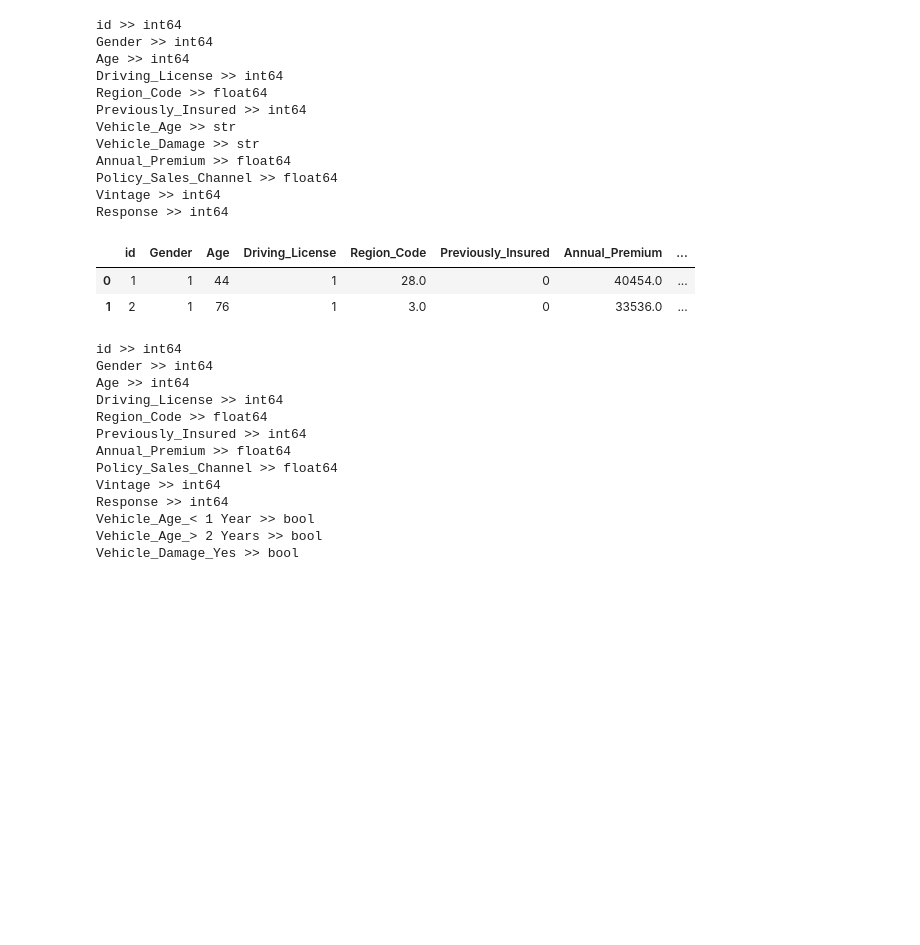
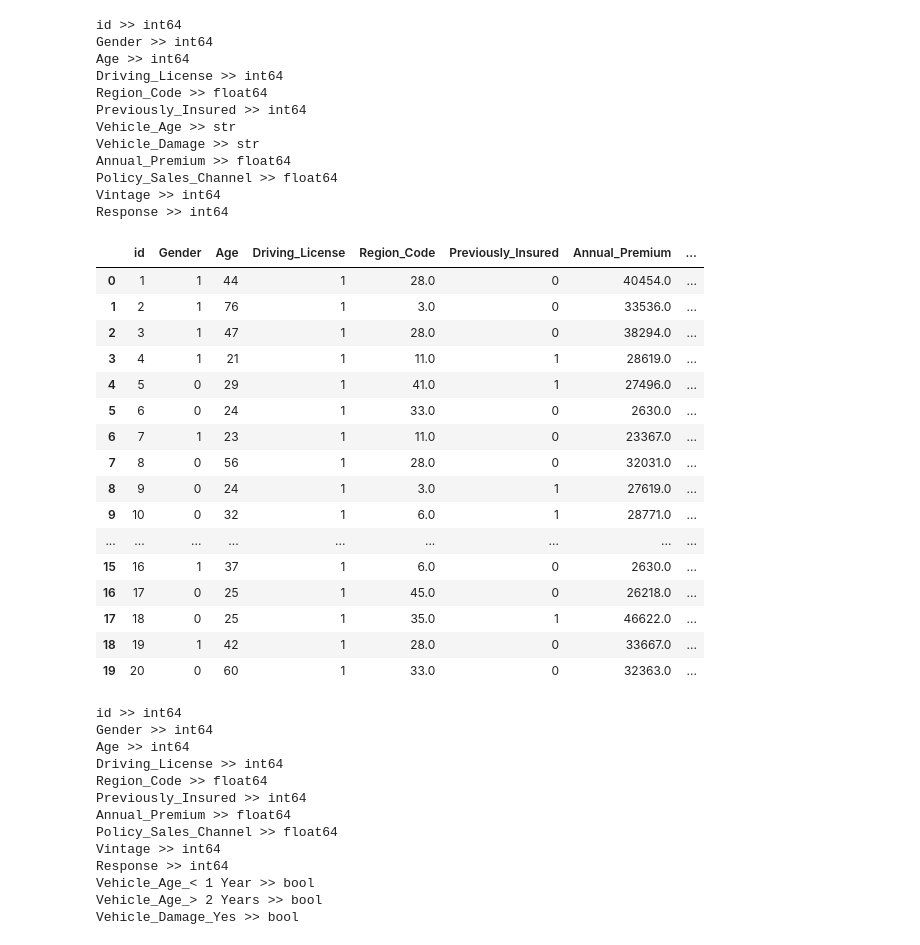
Before and after one commit to Aryan12Yadav/full_stack_mlops_project2026, a Jupyter notebook: notebook/exp-notebook.ipynb, the cells around one changed output. Cells and saved outputs as stored; diff of their text form; code cells hidden in the pictures; blank space fills up the shorter version.

```diff
--- a/notebook/exp-notebook.ipynb
+++ b/notebook/exp-notebook.ipynb
@@ -316,12 +316,26 @@ Response >> int64
 # %%
 # creating dummy cols for categorical features
 
 df=pd.get_dummies(df,drop_first=True)
-df.head(2)
+df.head(20)
 # %% [output]
 |  | id | Gender | Age | Driving_License | Region_Code | Previously_Insured | Annual_Premium | ... |
 | 0 | 1 | 1 | 44 | 1 | 28.0 | 0 | 40454.0 | ... |
 | 1 | 2 | 1 | 76 | 1 | 3.0 | 0 | 33536.0 | ... |
+| 2 | 3 | 1 | 47 | 1 | 28.0 | 0 | 38294.0 | ... |
+| 3 | 4 | 1 | 21 | 1 | 11.0 | 1 | 28619.0 | ... |
+| 4 | 5 | 0 | 29 | 1 | 41.0 | 1 | 27496.0 | ... |
+| 5 | 6 | 0 | 24 | 1 | 33.0 | 0 | 2630.0 | ... |
+| 6 | 7 | 1 | 23 | 1 | 11.0 | 0 | 23367.0 | ... |
+| 7 | 8 | 0 | 56 | 1 | 28.0 | 0 | 32031.0 | ... |
+| 8 | 9 | 0 | 24 | 1 | 3.0 | 1 | 27619.0 | ... |
+| 9 | 10 | 0 | 32 | 1 | 6.0 | 1 | 28771.0 | ... |
+| ... | ... | ... | ... | ... | ... | ... | ... | ... |
+| 15 | 16 | 1 | 37 | 1 | 6.0 | 0 | 2630.0 | ... |
+| 16 | 17 | 0 | 25 | 1 | 45.0 | 0 | 26218.0 | ... |
+| 17 | 18 | 0 | 25 | 1 | 35.0 | 1 | 46622.0 | ... |
+| 18 | 19 | 1 | 42 | 1 | 28.0 | 0 | 33667.0 | ... |
+| 19 | 20 | 0 | 60 | 1 | 33.0 | 0 | 32363.0 | ... |
 # %%
 for col in df.columns:
     print(f"{col} >> {df[col].dtype}")
```
Also changed, not shown: parts of 1 cell of this notebook, 7 other files.
